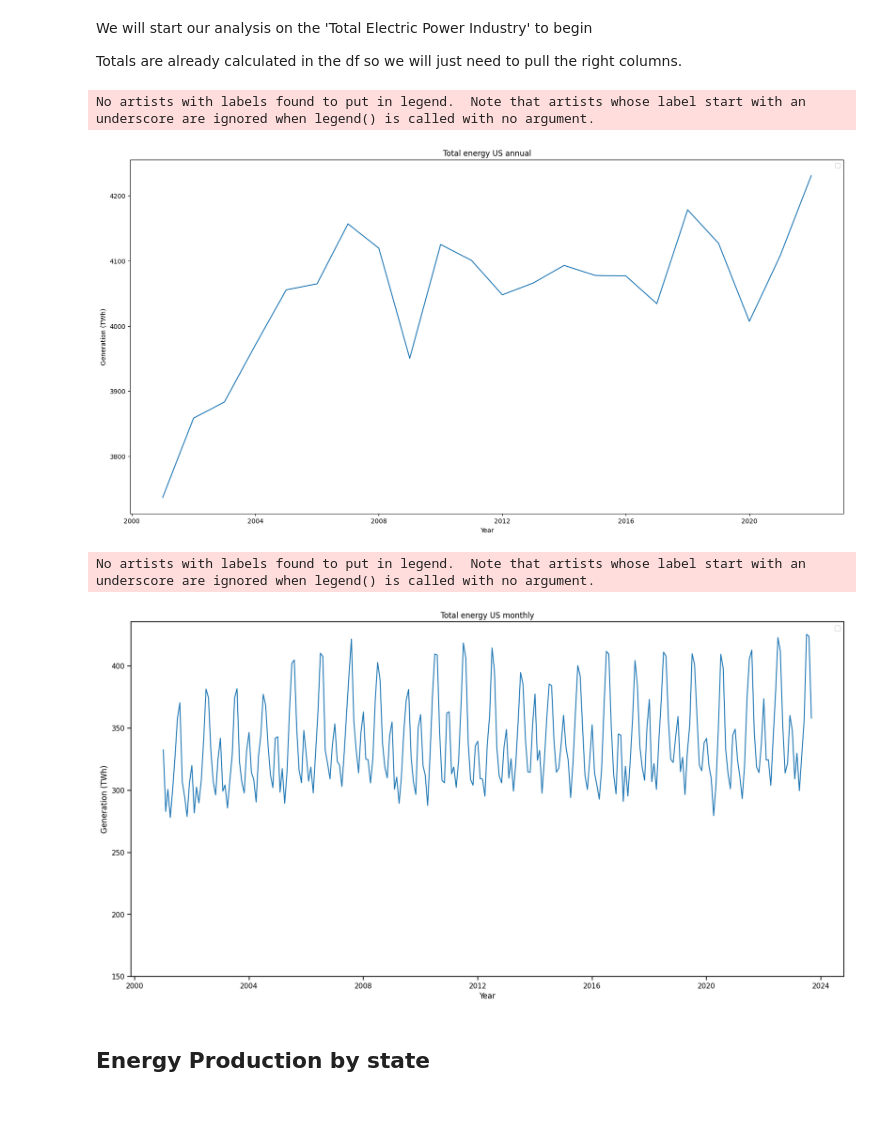
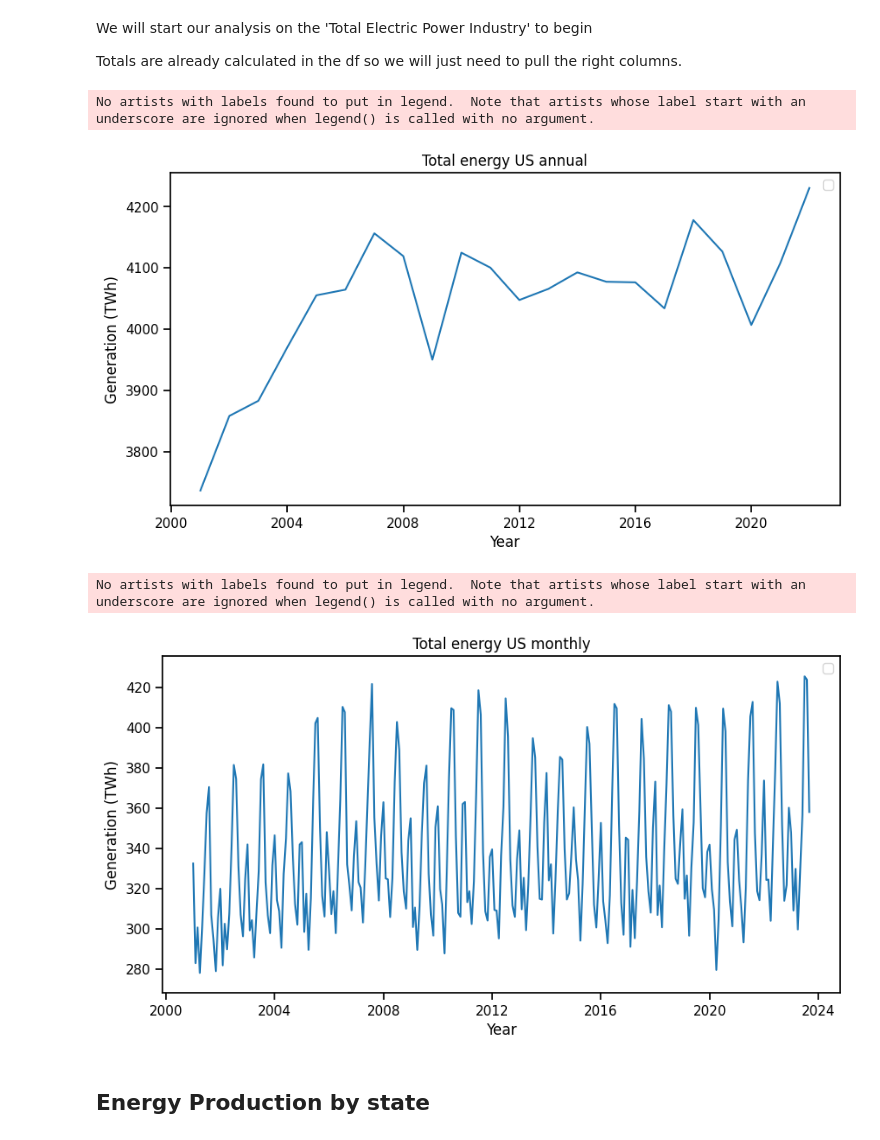
Before and after one commit to NickSordi/6505-Final-Project, a Jupyter notebook: EIA Analysis.ipynb, the cells around one changed output. Drawn from its saved outputs; the diff is of its cells as text; code cells hidden in the pictures; blank space fills up the shorter version.

```diff
--- a/EIA Analysis.ipynb
+++ b/EIA Analysis.ipynb
@@ -232,19 +232,19 @@ US_source=US_total.groupby(by=[US_total.index,"ENERGY SOURCE"]).sum().reset_inde
 # %%
 US_total_month=US_source[(US_source['ENERGY SOURCE']=='Total')]
 
 US_total_year = US_total_month.groupby(US_total_month['DATE'].dt.year, as_index=False).agg({'DATE': 'first', 'Generation (TWh)': 'sum'})
 
 US_total_year = US_total_year[US_total_year['DATE'].dt.year != 2023]
 
-plt.figure(figsize=(20,10))
+plt.figure(figsize=(10,5))
 sns.color_palette("tab10")
 sns.lineplot(data=US_total_year, x=US_total_year['DATE'] \
              ,y=US_total_year['Generation (TWh)'])
 plt.title("Total energy US annual")
 plt.xlabel("Year")
 plt.legend(loc='best')
 plt.show()
 # %% [output]
 No artists with labels found to put in legend.  Note that artists whose label start with an underscore are ignored when legend() is called with no argument.
-[figure, old version]
+[figure, new version]
 # %%
@@ -253,18 +252,18 @@ test
 # %%
 US_total_month=US_source[(US_source['ENERGY SOURCE']=='Total')]
 
-plt.figure(figsize=(20,10))
+plt.figure(figsize=(10,5))
 sns.color_palette("tab10")
 sns.lineplot(data=US_total_month, x=US_total_month['DATE'] \
              ,y=US_total_month['Generation (TWh)'])
-plt.ylim(150, US_total_month['Generation (TWh)'].max() + 10)
+plt.ylim(US_total_month['Generation (TWh)'].min() - 10, US_total_month['Generation (TWh)'].max() + 10)
 plt.title("Total energy US monthly")
 plt.xlabel("Year")
 plt.legend(loc='best')
 plt.show()
 # %% [output]
 No artists with labels found to put in legend.  Note that artists whose label start with an underscore are ignored when legend() is called with no argument.
-[figure, old version]
+[figure, new version]
 # %% [markdown]
 ## Energy Production by state
 # %% [markdown]
```
Also changed, not shown: parts of 12 cells of this notebook.
